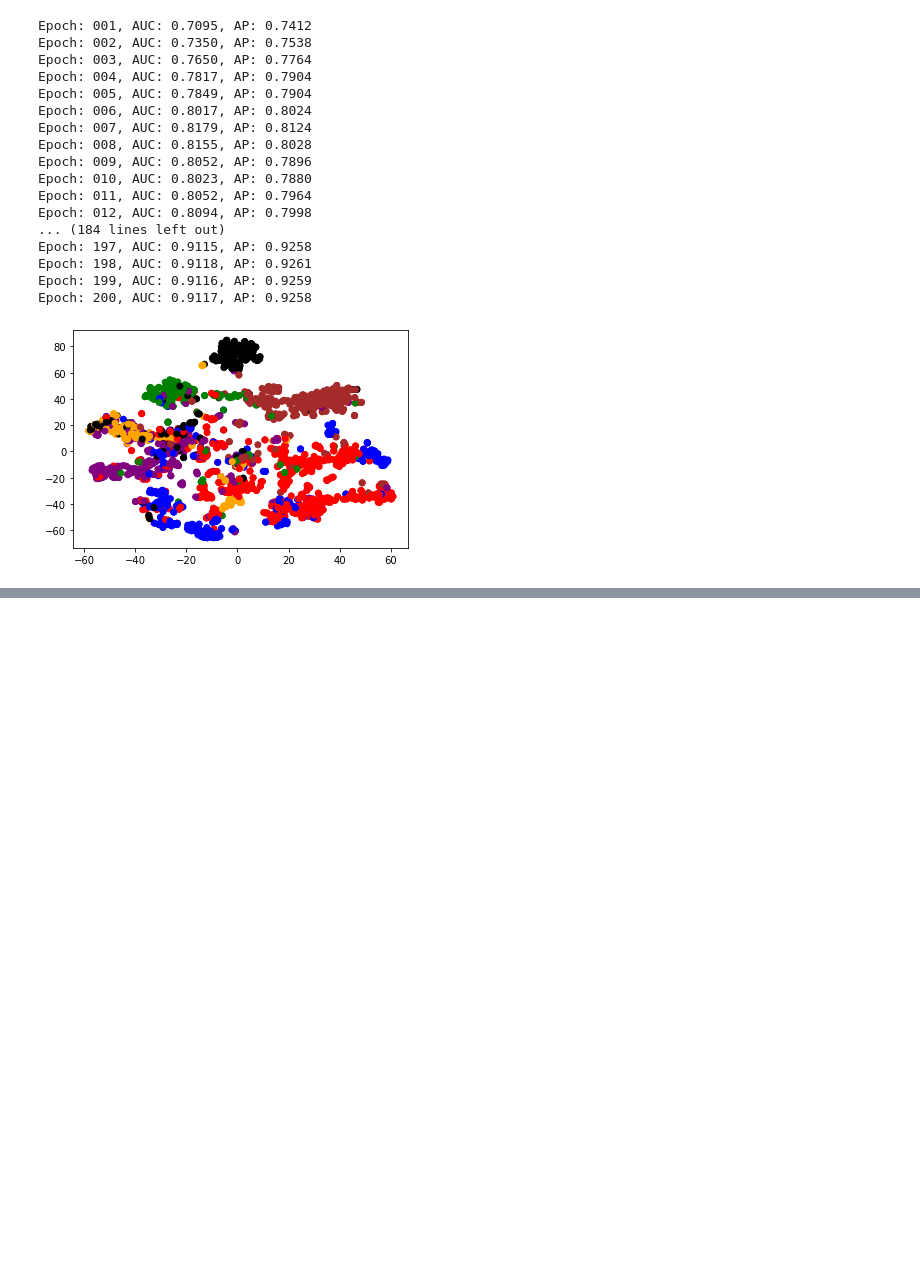
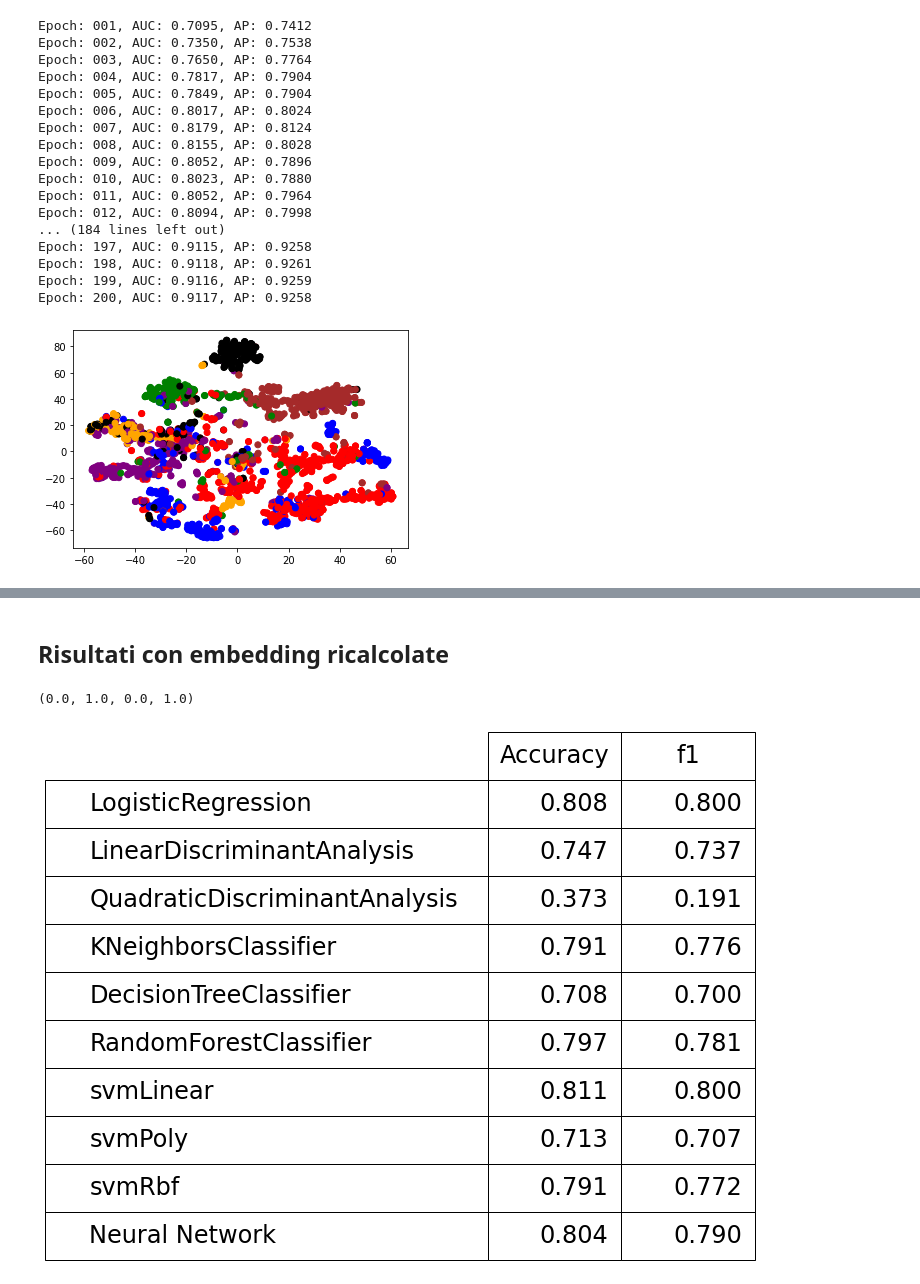
Before and after one commit to naddi96/progetto-ML, a Jupyter notebook: ProgettoMl.ipynb, the cells around one changed output, grey strips where cells are left out. Drawn from its saved outputs; the diff is of its cells as text; code cells hidden in the pictures; blank space fills up the shorter version.

```diff
--- a/ProgettoMl.ipynb
+++ b/ProgettoMl.ipynb
@@ -1055,0 +1426,17 @@ plot_embeddings(xs,ys,labels.cpu())
+# %%
+Y_train = transform_to_one_hot(train_y)
+Y_test= transform_to_one_hot(test_y)
+def neural_model():
+    model = Sequential()
+    model.add(Dense(50, input_dim=len(train_x[0]), activation='relu'))
+    model.add(Dropout(0.5))
+    model.add(Dense(80, activation='relu'))
+    model.add(Dropout(0.5))
+    model.add(Dense(100, activation='relu'))
+    model.add(Dropout(0.5))
+    model.add(Dense(7, activation='softmax'))
+    model.compile(loss='categorical_crossentropy', optimizer='adam', metrics=['accuracy'])
+    return model
+
+model=neural_model()
+model.fit(train_x, Y_train, epochs=20)
@@ -1055,0 +1462,6 @@ plot_embeddings(xs,ys,labels.cpu())
+# %%
+y_pred = model.predict(test_x)
+y_pred=np.argmax(y_pred,axis=1)
+test_valutation=valutate_test(test_y,y_pred)
+print(test_valutation)
+dict_valutazioni['Neural Network']={"test":test_valutation}
@@ -1055,0 +1476,26 @@ plot_embeddings(xs,ys,labels.cpu())
+# %% [markdown]
+## Risultati con embedding ricalcolate
+# %%
+dict_valutazioni.keys()
+rows= list(dict_valutazioni.keys())
+columns=['Accuracy',"f1"]
+table_vars=[]
+
+for x in rows:
+    row=[]
+    row.append(f"{dict_valutazioni[x]['test']['Accuracy']:.3f}")
+    row.append(f"{dict_valutazioni[x]['test']['f1']:.3f}")
+    table_vars.append(row)
+
+the_table = plt.table(cellText=table_vars,
+                      colWidths=[0.1] * 3,
+                      rowLabels=rows,
+                      colLabels=columns,
+                      loc='center')
+the_table.auto_set_font_size(False)
+the_table.set_fontsize(24)
+the_table.scale(4, 4)
+plt.axis('off')
+# %% [output]
+(0.0, 1.0, 0.0, 1.0)
+[figure, added]
```
Also changed, not shown: parts of 50 cells of this notebook, 2 other files.
